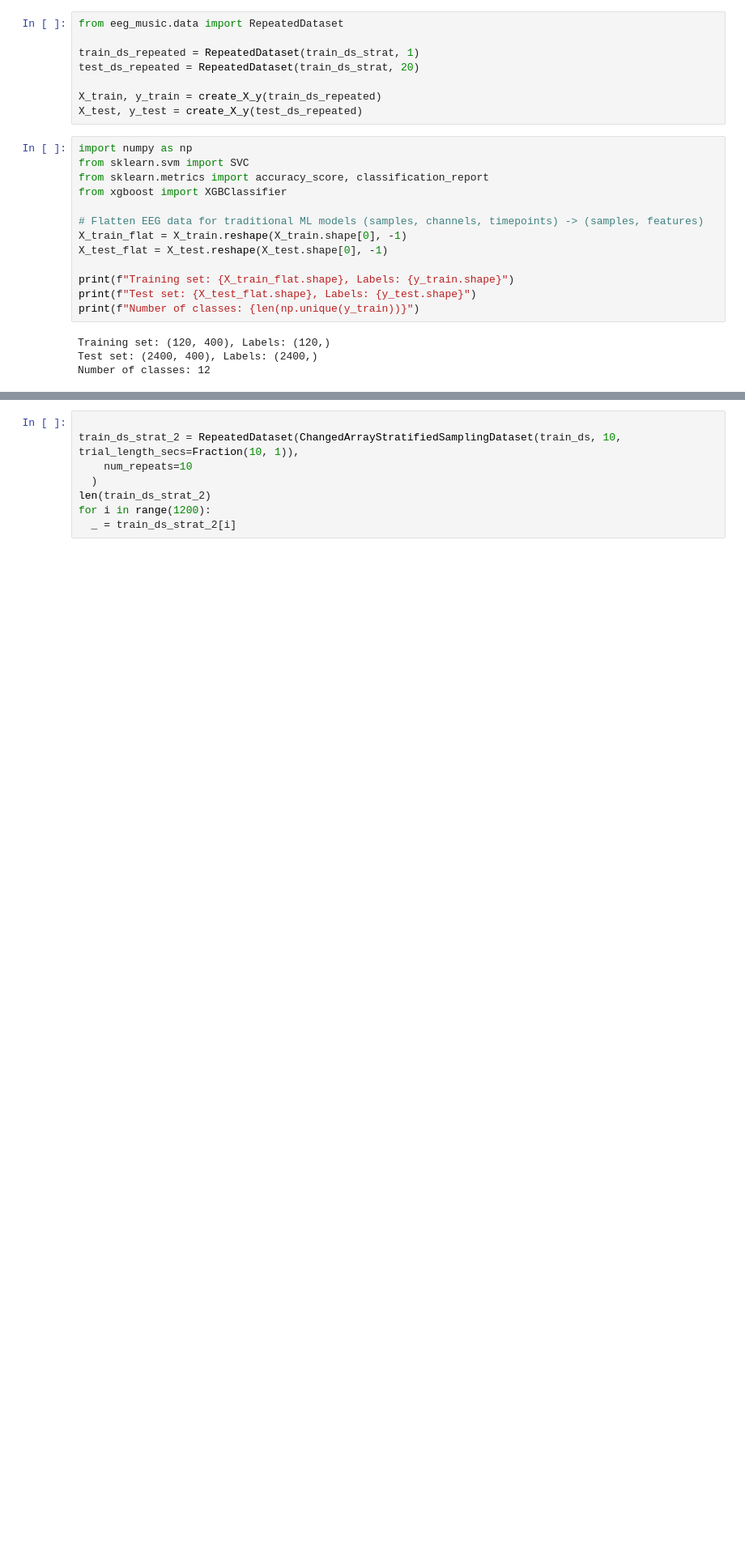
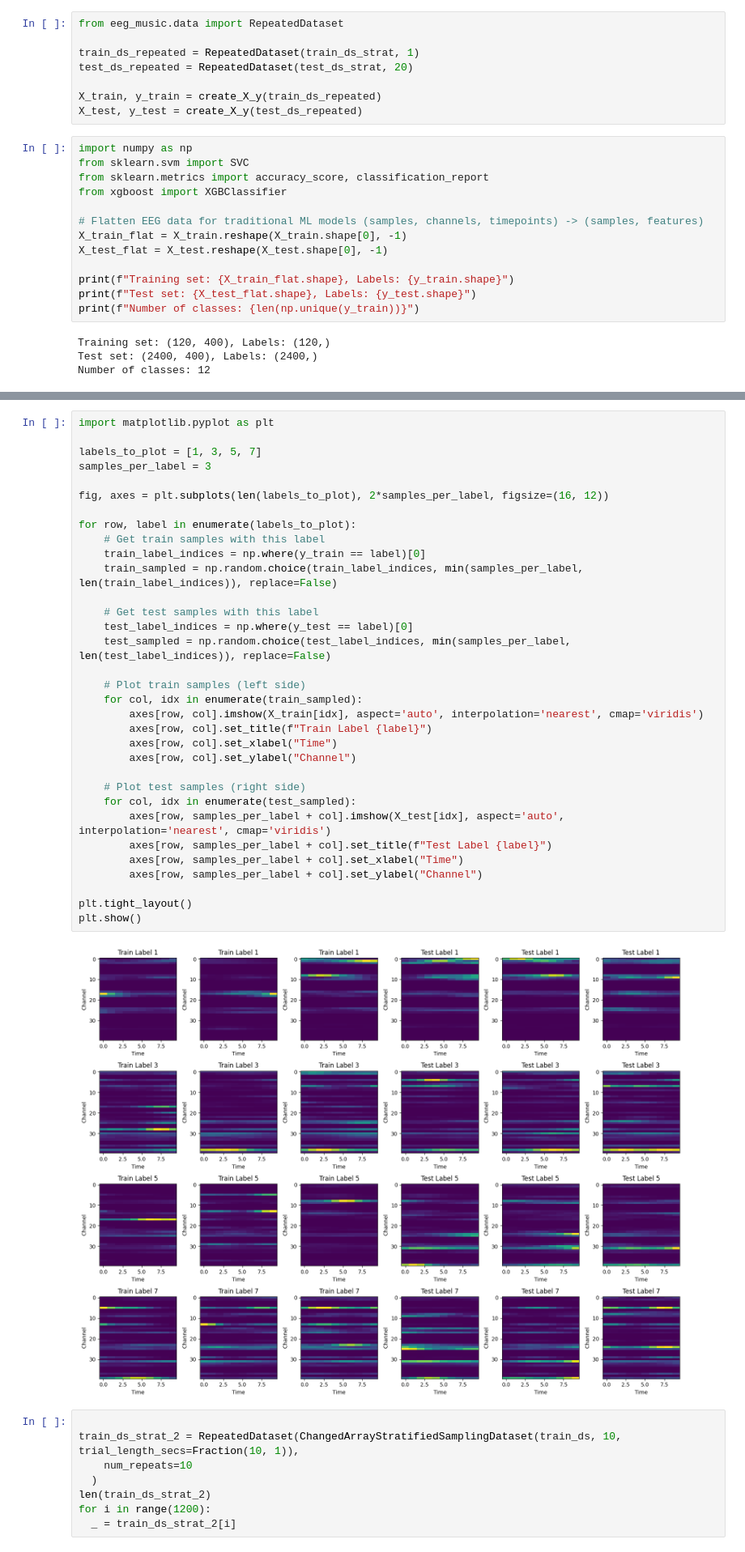
Before and after one commit to zmrocze/eeg-music-code, a Jupyter notebook: src/eeg_music/train_musing_baseline.ipynb, the cells around one changed output, grey strips where cells are left out. Shown at 81% size. Saved outputs shown, nothing was run; the diff lists cells and outputs as text; blank space fills up the shorter version.

```diff
--- a/src/eeg_music/train_musing_baseline.ipynb
+++ b/src/eeg_music/train_musing_baseline.ipynb
@@ -52,7 +52,7 @@ X_train.shape, y_train.shape
 from eeg_music.data import RepeatedDataset
 
 train_ds_repeated = RepeatedDataset(train_ds_strat, 1)
-test_ds_repeated = RepeatedDataset(train_ds_strat, 20)
+test_ds_repeated = RepeatedDataset(test_ds_strat, 20)
 
 X_train, y_train = create_X_y(train_ds_repeated)
 X_test, y_test = create_X_y(test_ds_repeated)
@@ -166,3 +185,38 @@ SVM Accuracy:     0.8550
+# %%
+import matplotlib.pyplot as plt
+
+labels_to_plot = [1, 3, 5, 7]
+samples_per_label = 3
+
+fig, axes = plt.subplots(len(labels_to_plot), 2*samples_per_label, figsize=(16, 12))
+
+for row, label in enumerate(labels_to_plot):
+    # Get train samples with this label
+    train_label_indices = np.where(y_train == label)[0]
+    train_sampled = np.random.choice(train_label_indices, min(samples_per_label, len(train_label_indices)), replace=False)
+
+    # Get test samples with this label
+    test_label_indices = np.where(y_test == label)[0]
+    test_sampled = np.random.choice(test_label_indices, min(samples_per_label, len(test_label_indices)), replace=False)
+
+    # Plot train samples (left side)
+    for col, idx in enumerate(train_sampled):
+        axes[row, col].imshow(X_train[idx], aspect='auto', interpolation='nearest', cmap='viridis')
+        axes[row, col].set_title(f"Train Label {label}")
+        axes[row, col].set_xlabel("Time")
+        axes[row, col].set_ylabel("Channel")
+
+    # Plot test samples (right side)
+    for col, idx in enumerate(test_sampled):
+        axes[row, samples_per_label + col].imshow(X_test[idx], aspect='auto', interpolation='nearest', cmap='viridis')
+        axes[row, samples_per_label + col].set_title(f"Test Label {label}")
+        axes[row, samples_per_label + col].set_xlabel("Time")
+        axes[row, samples_per_label + col].set_ylabel("Channel")
+
+plt.tight_layout()
+plt.show()
+# %% [output]
+[figure, added]
 # %%
 
 train_ds_strat_2 = RepeatedDataset(ChangedArrayStratifiedSamplingDataset(train_ds, 10, trial_length_secs=Fraction(10, 1)),
```
Also changed, not shown: parts of 4 cells of this notebook, 7 other files.
